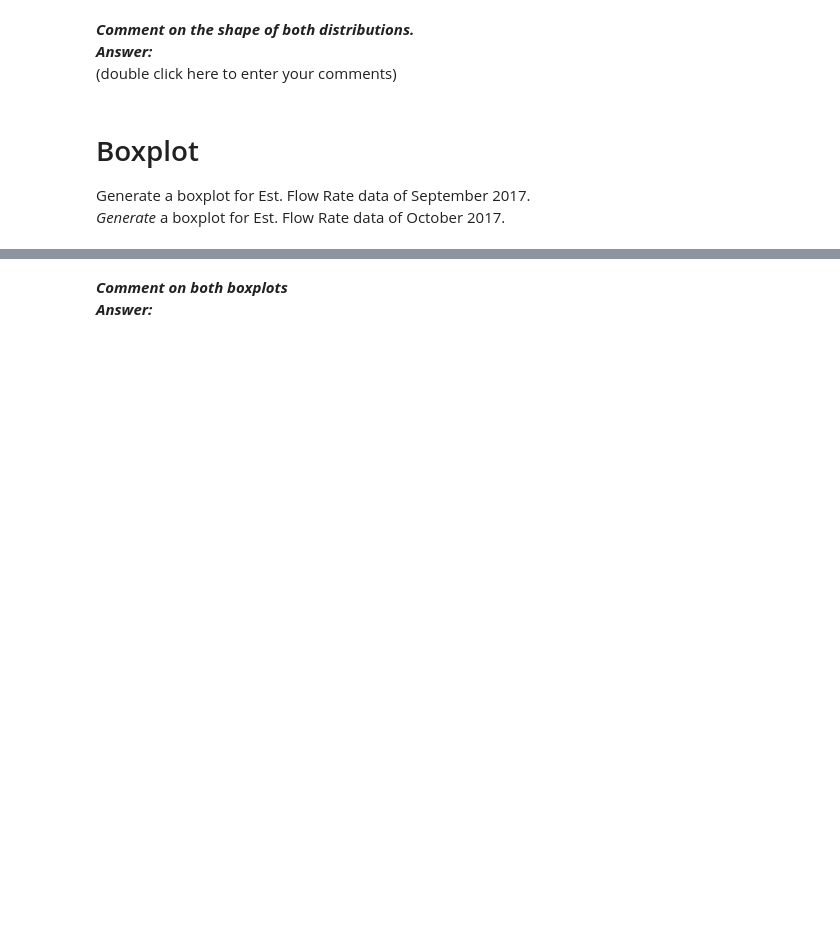
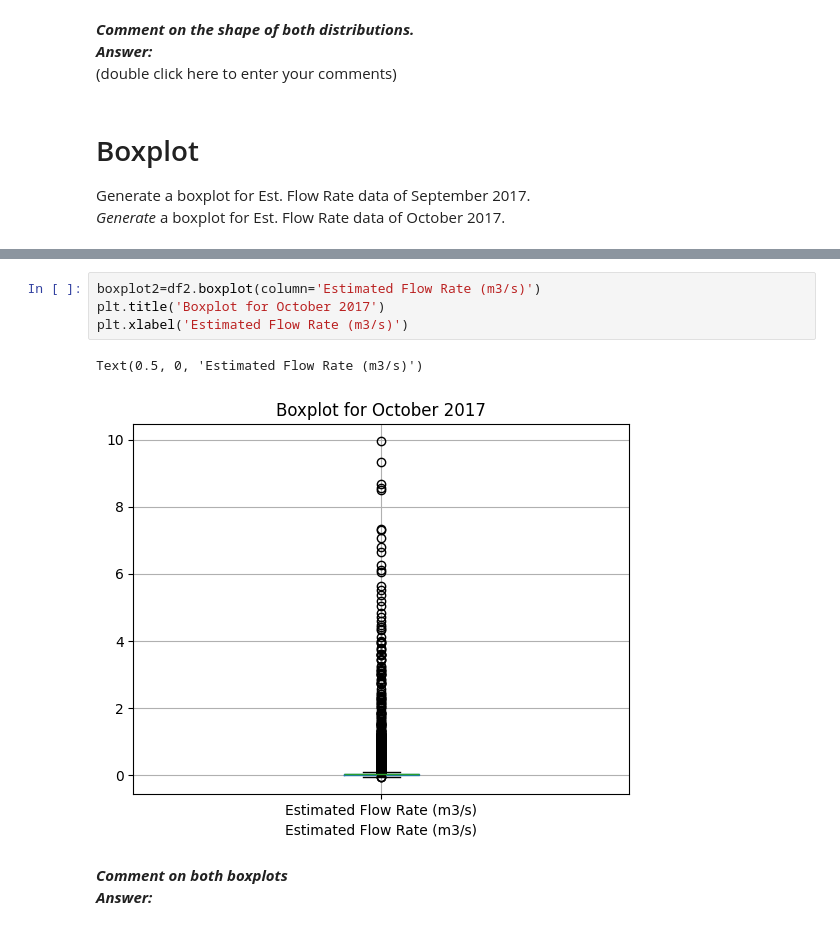
Before and after one commit to ncat-morrow/isen-project-1-ncat-engineers, a Jupyter notebook: ISEN_370_Module_2_Project.ipynb, the cells around one changed output, grey strips where cells are left out. Drawn from its saved outputs; the diff is of its cells as text; blank space fills up the shorter version.

```diff
--- a/ISEN_370_Module_2_Project.ipynb
+++ b/ISEN_370_Module_2_Project.ipynb
@@ -115,3 +132,10 @@ Generate a boxplot for Est. Flow Rate data of September 2017.<br>
+# %%
+boxplot2=df2.boxplot(column='Estimated Flow Rate (m3/s)')
+plt.title('Boxplot for October 2017')
+plt.xlabel('Estimated Flow Rate (m3/s)')
+# %% [output]
+Text(0.5, 0, 'Estimated Flow Rate (m3/s)')
+[figure, added]
 # %% [markdown]
 ***Comment on both boxplots***
 <br>
```
Also changed, not shown: parts of 3 cells of this notebook.
